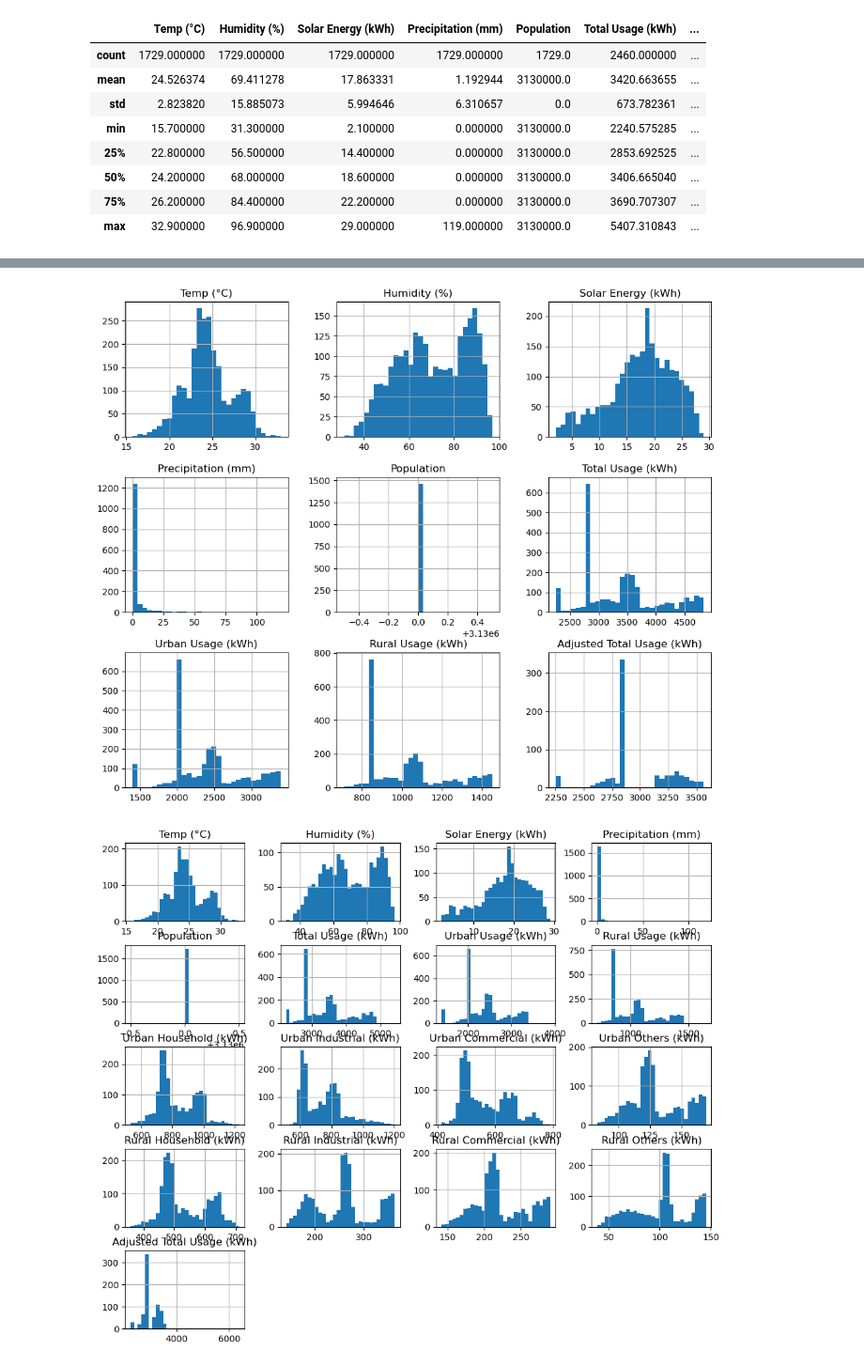
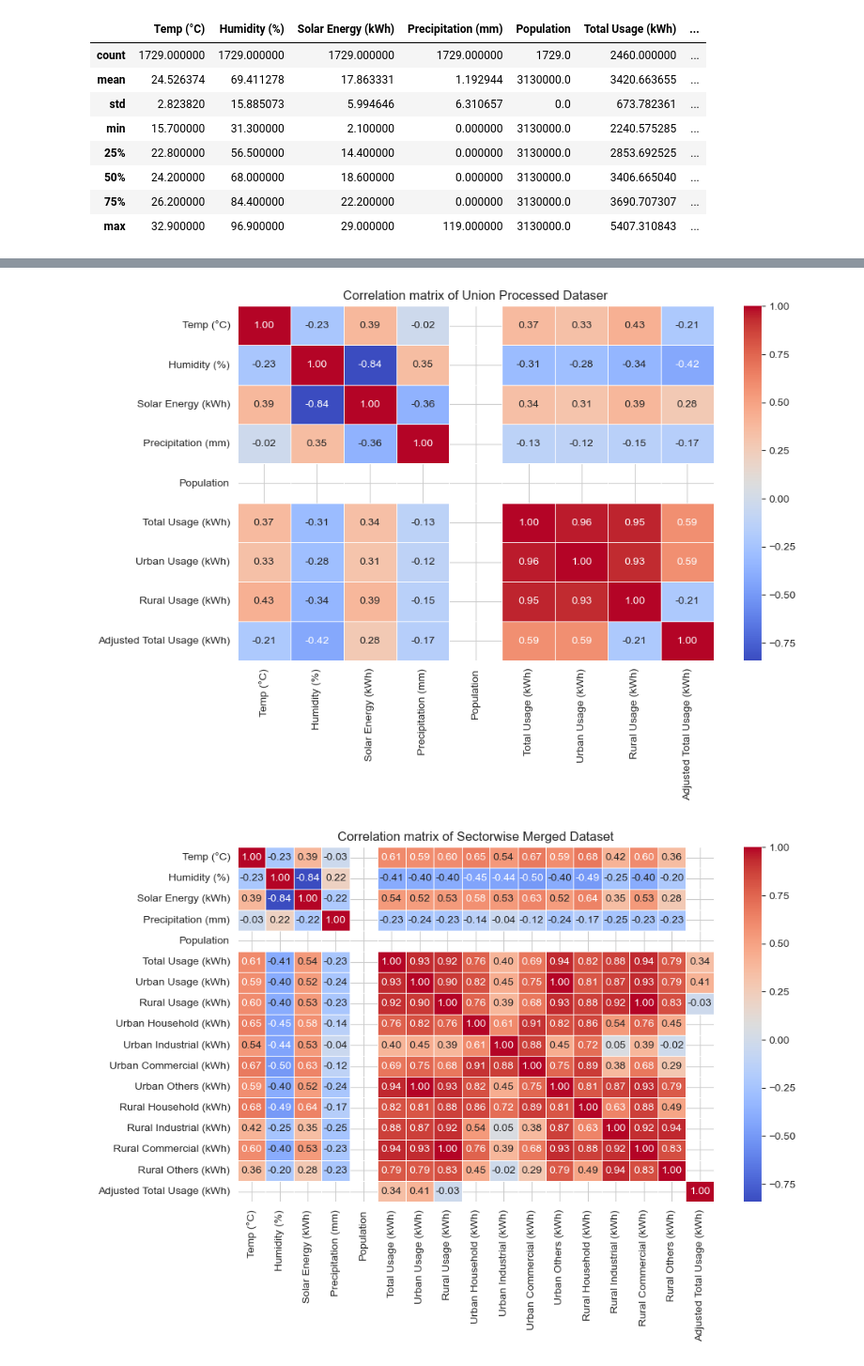
Before and after one commit to SARTHAKSUKATE10/Energy_Efficiency_Optimization, a Jupyter notebook: backend/EDA/data_analysis.ipynb, the cells around one changed output, grey strips where cells are left out. Shown at 94% size. Cells and saved outputs as stored; diff of their text form; code cells hidden in the pictures.

Commit message:
plotted correlation matrix

```diff
--- a/backend/EDA/data_analysis.ipynb
+++ b/backend/EDA/data_analysis.ipynb
@@ -104,9 +59,20 @@ Adjusted Total Usage (kWh)                    1.000000
-# %%
-numerical_columns_df1 = df1.select_dtypes(include=['number']).columns
-numerical_columns_df2 = df2.select_dtypes(include=['number']).columns
-
-df1_distribution = df1[numerical_columns_df1].hist(figsize=(12, 10), bins=30)
-df2_distribution = df2[numerical_columns_df2].hist(figsize=(12, 10), bins=30)
-# %% [output]
-[figure, removed]
-[figure, removed]
+# %%
+def plot_correlation_matrix(df, name):
+    numeric_columns=df.select_dtypes(include=[np.number])
+
+    if numeric_columns.shape[1]==0:
+        print(f"No numeric columns found in {name}, skipping correlation plot.")
+        return
+
+    correlation_matrix=numeric_columns.corr()
+
+    plt.figure(figsize=(10,6))
+    sns.heatmap(correlation_matrix, annot=True, cmap="coolwarm", fmt=".2f", linewidths=0.5)
+    plt.title(f"Correlation matrix of {name}")
+    plt.show()
+# %%
+plot_correlation_matrix(df1, "Union Processed Dataser")
+plot_correlation_matrix(df2, "Sectorwise Merged Dataset")
+# %% [output]
+[figure, added]
+[figure, added]
```
Also changed, not shown: parts of 6 cells of this notebook.
